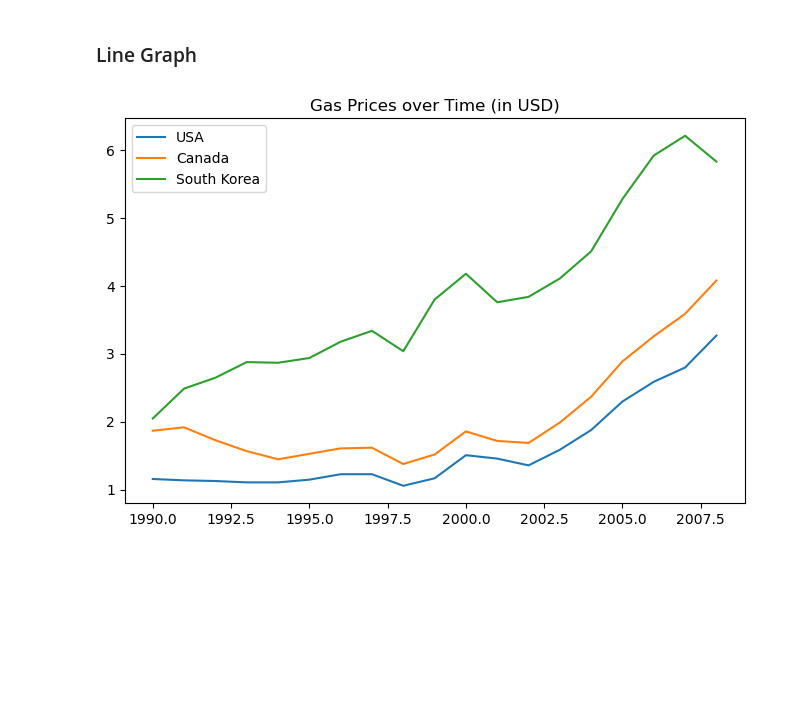
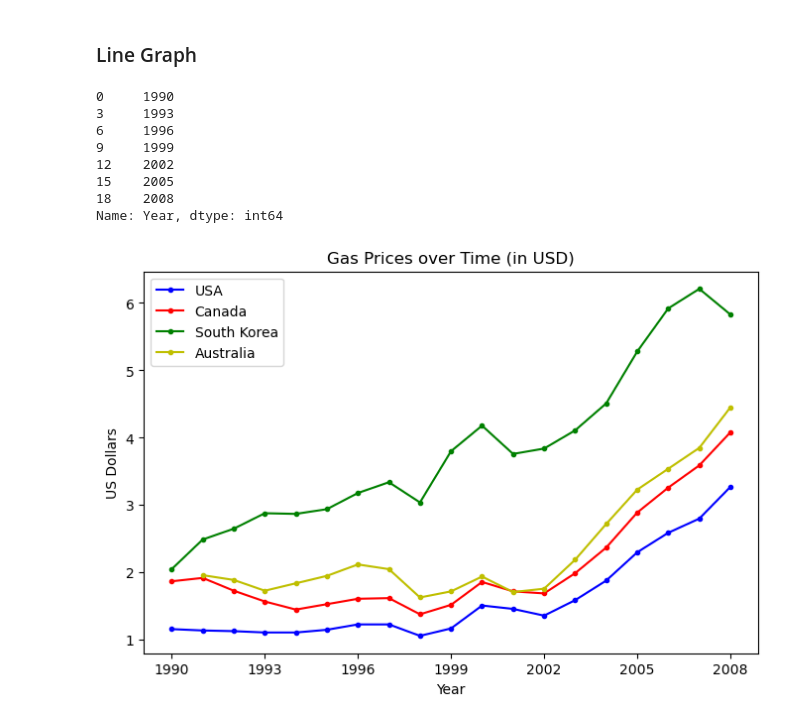
Before and after one commit to pernebay-arailym/Project_12_Visualization_Pandas_Matplotlib, a Jupyter notebook: Matplotlib_Pandas.ipynb, the cells around one changed output. Saved outputs shown, nothing was run; the diff lists cells and outputs as text; code cells hidden in the pictures; blank space fills up the shorter version.

```diff
--- a/Matplotlib_Pandas.ipynb
+++ b/Matplotlib_Pandas.ipynb
@@ -11,16 +11,32 @@ import pandas as pd
 # %%
 gas = pd.read_csv('gas_prices.csv')
 
 plt.figure(figsize=(8,5))
 
 plt.title('Gas Prices over Time (in USD)')
 
-plt.plot(gas.Year, gas.USA, label='USA')
-plt.plot(gas.Year, gas.Canada, label='Canada')
-plt.plot(gas.Year, gas['South Korea'], label='South Korea')
+plt.plot(gas.Year, gas.USA, 'b.-', label='USA')
+plt.plot(gas.Year, gas.Canada, 'r.-', label='Canada')
+plt.plot(gas.Year, gas['South Korea'], 'g.-', label='South Korea')
+plt.plot(gas.Year, gas.Australia, 'y.-', label='Australia')
+
+print(gas.Year[::3])
+
+plt.xticks(gas.Year[::3])
+
+plt.xlabel('Year')
+plt.ylabel('US Dollars')
 
 plt.legend()
 
 plt.show()
 # %% [output]
+0     1990
+3     1993
+6     1996
+9     1999
+12    2002
+15    2005
+18    2008
+Name: Year, dtype: int64
-[figure, old version]
+[figure, new version]
```
